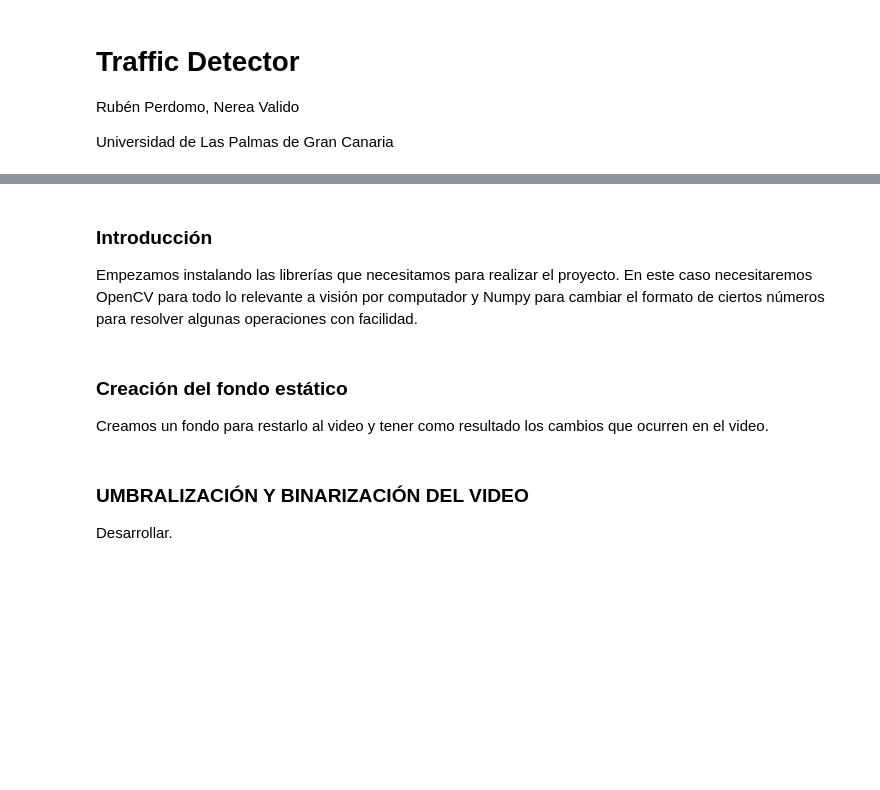
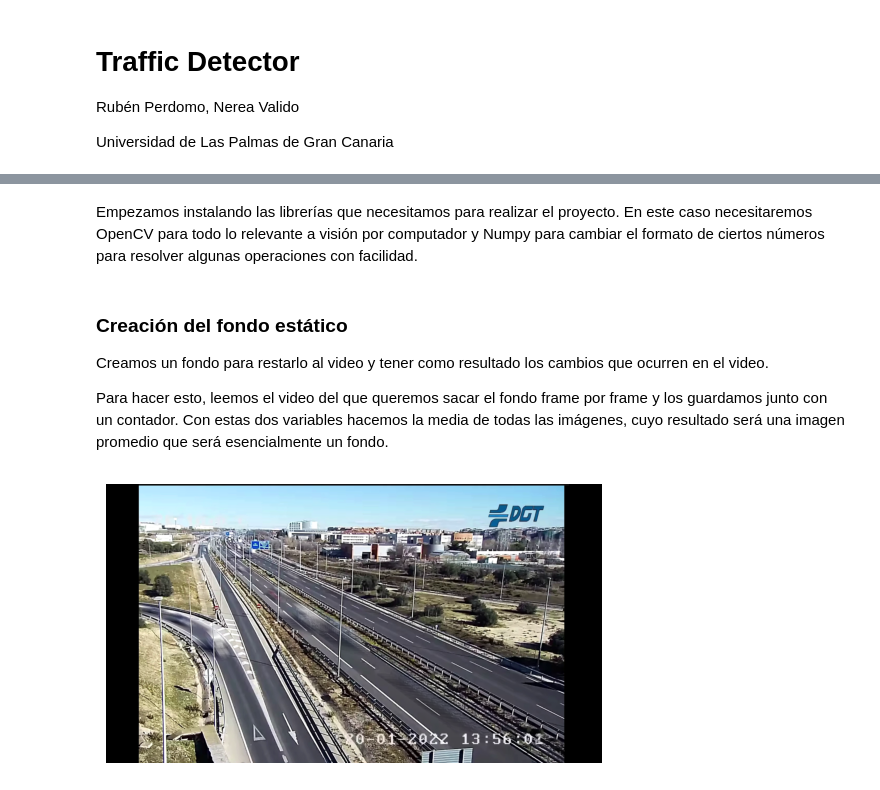
Before and after one commit to fenfiera/traffic_detector, a Jupyter notebook: traffic_detector.ipynb, the cells around one changed output, grey strips where cells are left out. Cells and saved outputs as stored; diff of their text form; code cells hidden in the pictures; blank space fills up the shorter version.

```diff
--- a/traffic_detector.ipynb
+++ b/traffic_detector.ipynb
@@ -7,5 +10,3 @@ Universidad de Las Palmas de Gran Canaria
 # %% [markdown]
-### Introducción
-
 Empezamos instalando las librerías que necesitamos para realizar el proyecto. En este caso necesitaremos OpenCV para todo lo relevante a visión por computador y Numpy para cambiar el formato de ciertos números para resolver algunas operaciones con facilidad.
 # %%
@@ -14,49 +15,51 @@ Empezamos instalando las librerías que necesitamos para realizar el proyecto. E
 ### Creación del fondo estático
 
 Creamos un fondo para restarlo al video y tener como resultado los cambios que ocurren en el video.
+
+Para hacer esto, leemos el video del que queremos sacar el fondo frame por frame y los guardamos junto con un contador. Con estas dos variables hacemos la media de todas las imágenes, cuyo resultado será una imagen promedio que será esencialmente un fondo.
 # %%
 import cv2
 import numpy as np
 import matplotlib.pyplot as plt
 
 video = cv2.VideoCapture("trafico.mp4")
-# Variables para acumular frames
 accumulated_frame = None
 frame_count = 0
 
 while True:
     ret, frame = video.read()
     if not ret:
-        break  # Fin del video
+        break
 
-    cv2.imshow('Video', frame)  # Muestra el frame en una ventana
+    cv2.imshow('Video', frame)
 
-    # Espera 25 ms y sale si se presiona la tecla 'q'
     if cv2.waitKey(25) & 0xFF == ord('q'):
         break
 
-    # Convierte el frame a float32 para acumulación
+    # Convierte el frame a float para realizar la acumulación
     frame_float = frame.astype(np.float32)
 
     if accumulated_frame is None:
         accumulated_frame = frame_float
-    else:
-        accumulated_frame += frame_float
+
+    accumulated_frame += frame_float
     frame_count += 1
 
 video.release()
 
-# Calcula el promedio
-background = accumulated_frame / frame_count
+background = accumulated_frame / frame_count # Media
 
 # Convierte de nuevo a uint8 para mostrar/guardar
 background_uint8 = cv2.convertScaleAbs(background)
 
 # Muestra el fondo promedio
-cv2.imshow('Fondo Promedio', background_uint8)
+# cv2.imshow('Fondo Promedio', background_uint8)
+img = cv2.cvtColor(background_uint8, cv2.COLOR_BGR2RGB)
+plt.imshow(img)
+plt.axis('off')
+
 # cv2.imwrite('fondo_estatico.jpg', background_uint8)
 cv2.waitKey(0)
 cv2.destroyAllWindows()
+# %% [output]
+[figure, added]
-# %% [markdown]
-### UMBRALIZACIÓN Y BINARIZACIÓN DEL VIDEO
-Desarrollar.
```
Also changed, not shown: parts of 7 cells of this notebook, 1 other file.
